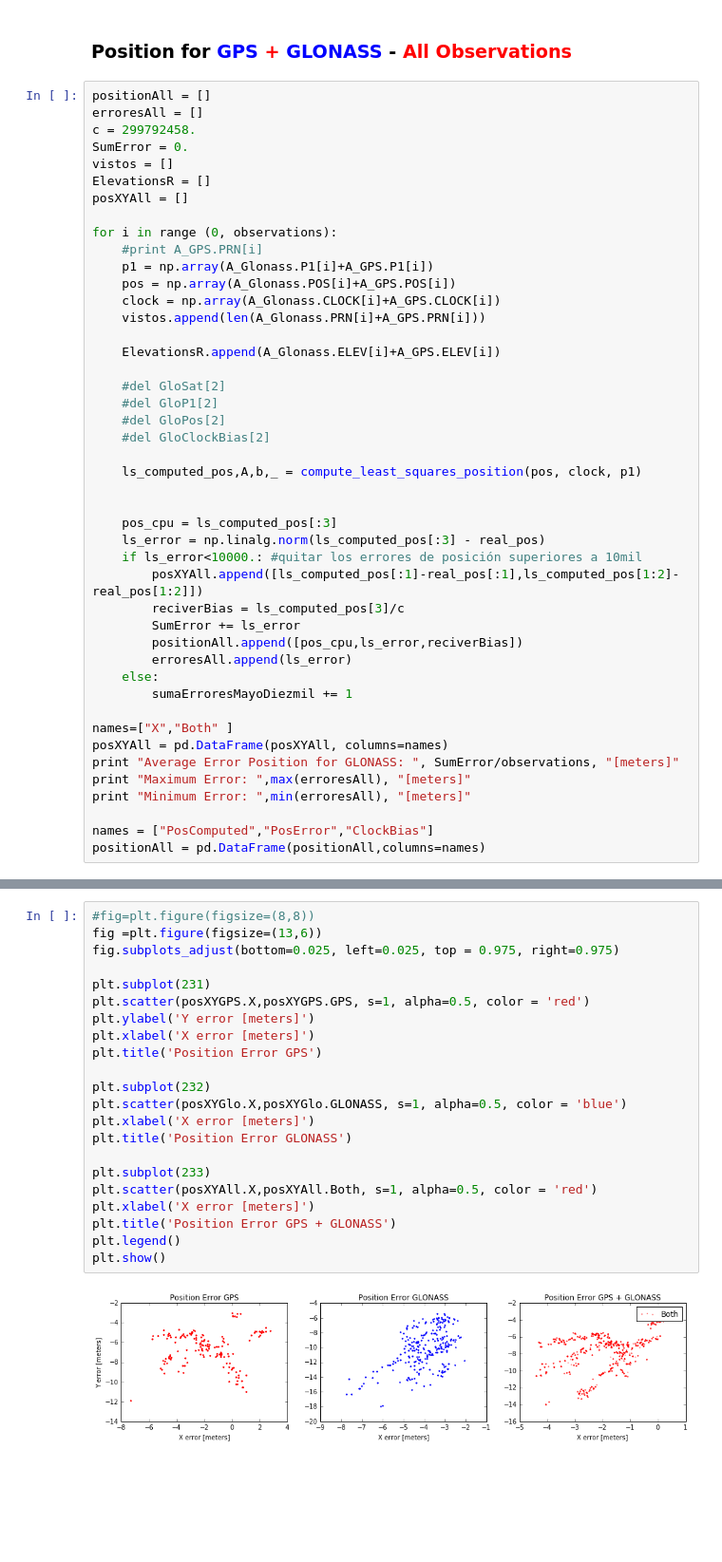
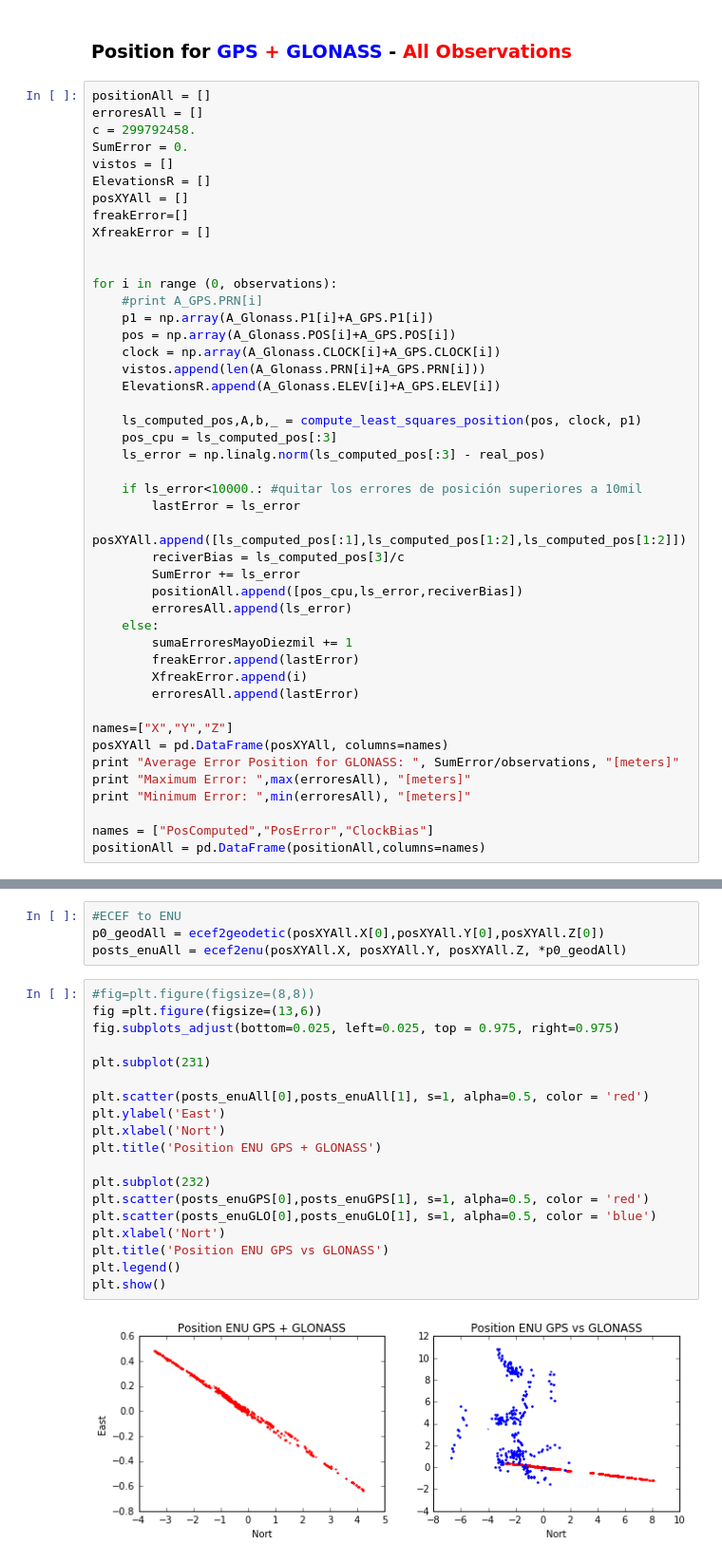
Before and after one commit to mikesneider/GNSS, a Jupyter notebook: GNSS Position_entrega.ipynb, the cells around one changed output, grey strips where cells are left out. Shown at 95% size. Cells and saved outputs as stored; diff of their text form; blank space fills up the shorter version.

```diff
--- a/GNSS Position_entrega.ipynb
+++ b/GNSS Position_entrega.ipynb
@@ -631,6 +677,9 @@ SumError = 0.
 vistos = []
 ElevationsR = []
 posXYAll = []
+freakError=[]
+XfreakError = []
+
 
 for i in range (0, observations):
     #print A_GPS.PRN[i]
@@ -638,29 +687,26 @@ for i in range (0, observations):
     pos = np.array(A_Glonass.POS[i]+A_GPS.POS[i])
     clock = np.array(A_Glonass.CLOCK[i]+A_GPS.CLOCK[i])
     vistos.append(len(A_Glonass.PRN[i]+A_GPS.PRN[i]))
-
     ElevationsR.append(A_Glonass.ELEV[i]+A_GPS.ELEV[i])
 
-    #del GloSat[2]
-    #del GloP1[2]
-    #del GloPos[2]
-    #del GloClockBias[2]
-
     ls_computed_pos,A,b,_ = compute_least_squares_position(pos, clock, p1)
-
-
     pos_cpu = ls_computed_pos[:3]
     ls_error = np.linalg.norm(ls_computed_pos[:3] - real_pos)
+
     if ls_error<10000.: #quitar los errores de posición superiores a 10mil
-        posXYAll.append([ls_computed_pos[:1]-real_pos[:1],ls_computed_pos[1:2]-real_pos[1:2]])
+        lastError = ls_error
+        posXYAll.append([ls_computed_pos[:1],ls_computed_pos[1:2],ls_computed_pos[1:2]])
         reciverBias = ls_computed_pos[3]/c
         SumError += ls_error
         positionAll.append([pos_cpu,ls_error,reciverBias])
         erroresAll.append(ls_error)
     else:
         sumaErroresMayoDiezmil += 1
+        freakError.append(lastError)
+        XfreakError.append(i)
+        erroresAll.append(lastError)
 
-names=["X","Both" ]
+names=["X","Y","Z"]
 posXYAll = pd.DataFrame(posXYAll, columns=names)
 print "Average Error Position for GLONASS: ", SumError/observations, "[meters]"
 print "Maximum Error: ",max(erroresAll), "[meters]"
@@ -695,24 +733,25 @@ plt.title('PRN Amount - GPS + Glonas (Red) vs GPS (Green) vs Glonass (Blue)')
+# %%
+#ECEF to ENU
+p0_geodAll = ecef2geodetic(posXYAll.X[0],posXYAll.Y[0],posXYAll.Z[0])
+posts_enuAll = ecef2enu(posXYAll.X, posXYAll.Y, posXYAll.Z, *p0_geodAll)
 # %%
 #fig=plt.figure(figsize=(8,8))
 fig =plt.figure(figsize=(13,6))
 fig.subplots_adjust(bottom=0.025, left=0.025, top = 0.975, right=0.975)
 
 plt.subplot(231)
-plt.scatter(posXYGPS.X,posXYGPS.GPS, s=1, alpha=0.5, color = 'red')
-plt.ylabel('Y error [meters]')
-plt.xlabel('X error [meters]')
-plt.title('Position Error GPS')
+
+plt.scatter(posts_enuAll[0],posts_enuAll[1], s=1, alpha=0.5, color = 'red')
+plt.ylabel('East')
+plt.xlabel('Nort')
+plt.title('Position ENU GPS + GLONASS')
 
 plt.subplot(232)
-plt.scatter(posXYGlo.X,posXYGlo.GLONASS, s=1, alpha=0.5, color = 'blue')
-plt.xlabel('X error [meters]')
-plt.title('Position Error GLONASS')
-
-plt.subplot(233)
-plt.scatter(posXYAll.X,posXYAll.Both, s=1, alpha=0.5, color = 'red')
-plt.xlabel('X error [meters]')
-plt.title('Position Error GPS + GLONASS')
+plt.scatter(posts_enuGPS[0],posts_enuGPS[1], s=1, alpha=0.5, color = 'red')
+plt.scatter(posts_enuGLO[0],posts_enuGLO[1], s=1, alpha=0.5, color = 'blue')
+plt.xlabel('Nort')
+plt.title('Position ENU GPS vs GLONASS')
 plt.legend()
 plt.show()
 # %% [output]
-[figure, old version]
+[figure, new version]
```
Also changed, not shown: parts of 28 cells of this notebook.
